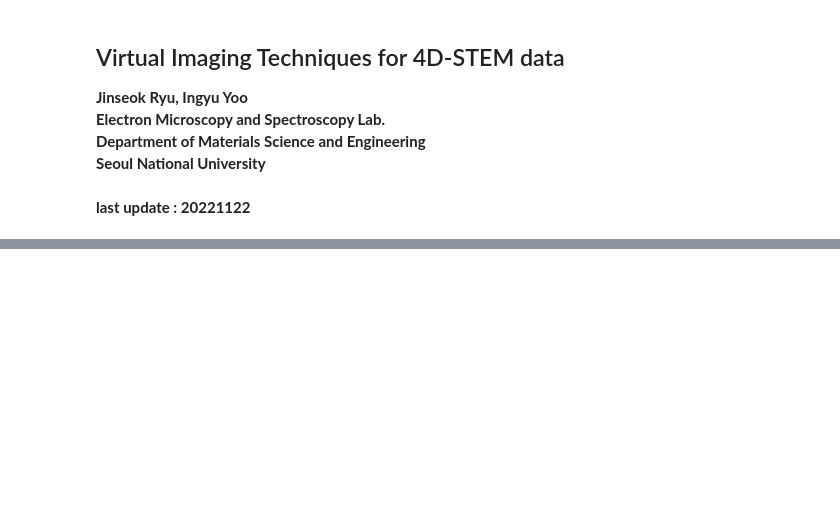
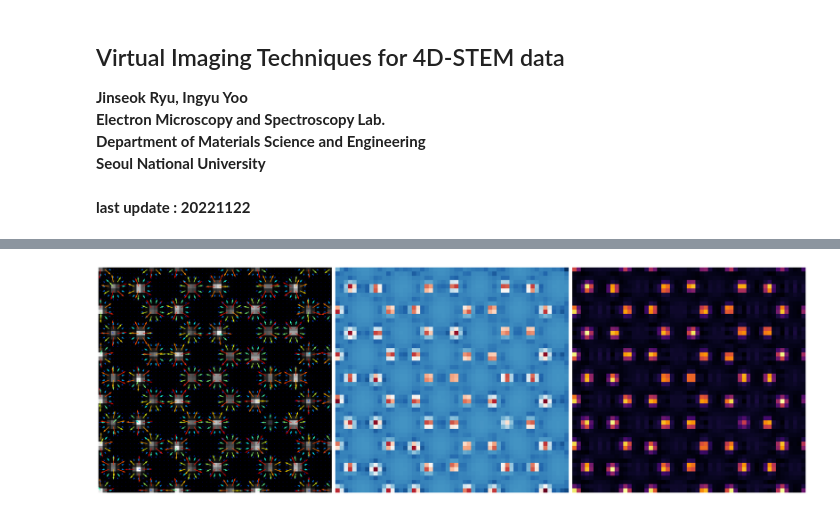
Before and after one commit to jinseuk56/4DSTEM_processing, a Jupyter notebook: imaging/virtual_imaging_4D_STEM.ipynb, the cells around one changed output, grey strips where cells are left out. Saved outputs shown, nothing was run; the diff lists cells and outputs as text; code cells hidden in the pictures; blank space fills up the shorter version.

```diff
--- a/imaging/virtual_imaging_4D_STEM.ipynb
+++ b/imaging/virtual_imaging_4D_STEM.ipynb
@@ -299,18 +341,20 @@ plt.show()
 # %%
 RY, RX = np.indices(test.c_shape[:2])
 
 fig, ax = plt.subplots(1, 3, figsize=(30, 10))
 ax[0].imshow(test.ADF_stem, cmap="gray", origin="lower")
 ax[0].quiver(RX.flatten(), RY.flatten(), test.E_field_x.flatten(), test.E_field_y.flatten(), color=cm.jet(mcolors.Normalize()(test.E_mag.flatten())))
-#ax[0].axis("off")
+ax[0].axis("off")
 #ax[1].imshow(test.ADF_stem, cmap="gray")
 ax[1].imshow(test.charge_density, cmap="RdBu_r", origin="lower")
 ax[1].axis("off")
 #ax[2].imshow(test.ADF_stem, cmap="gray")
 ax[2].imshow(test.potential, cmap="inferno", origin="lower")
 ax[2].axis("off")
 fig.tight_layout()
 plt.show()
+# %% [output]
+[figure, added]
 # %%
 alpha, beta = np.cos(test.c_theta*180/np.pi), np.sin(test.c_theta*180/np.pi)
 M = np.array([[alpha, beta, (1-alpha)*test.c_ct[1]-beta*test.c_ct[0]],
```
Also changed, not shown: parts of 11 cells of this notebook.
